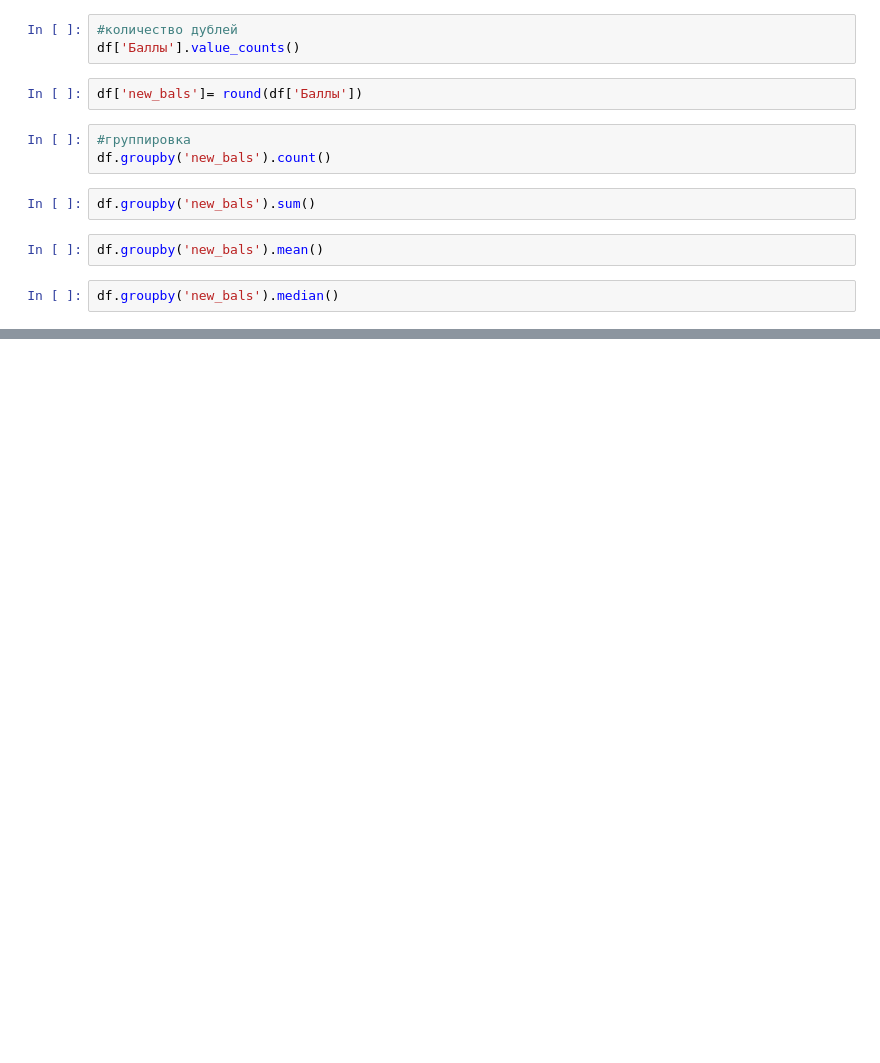
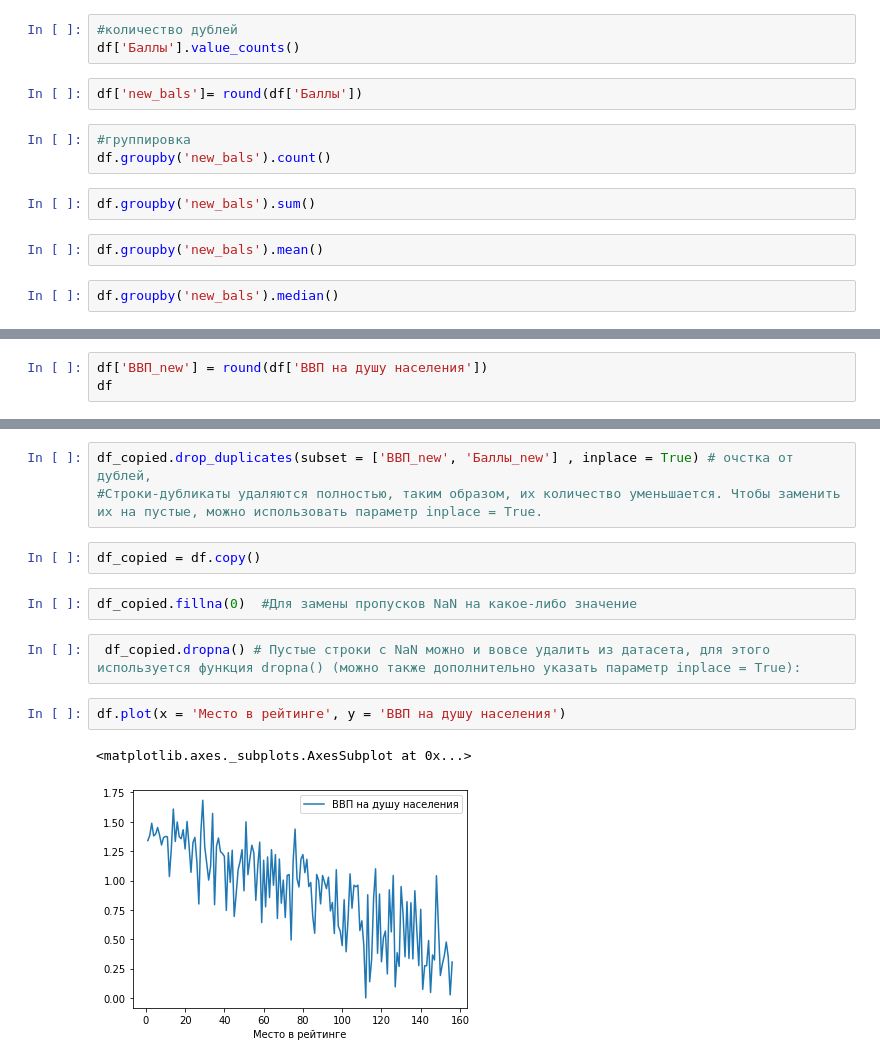
Before and after one commit to Vitalyastiy/courses, a Jupyter notebook: pandas/.Pandas_рабочие тетрадки.ipynb, the cells around one changed output, grey strips where cells are left out. Saved outputs shown, nothing was run; the diff lists cells and outputs as text; blank space fills up the shorter version.

```diff
--- a/pandas/.Pandas_рабочие тетрадки.ipynb
+++ b/pandas/.Pandas_рабочие тетрадки.ipynb
@@ -236,0 +245,3 @@ df_agg = df.groupby('new_bals').agg({'new_bals': 'count','new_bals': 'sum','new_
+# %%
+df['ВВП_new'] = round(df['ВВП на душу населения'])
+df
@@ -236,0 +300,14 @@ df_agg = df.groupby('new_bals').agg({'new_bals': 'count','new_bals': 'sum','new_
+# %%
+df_copied.drop_duplicates(subset = ['ВВП_new', 'Баллы_new'] , inplace = True) # очстка от дублей,
+#Строки-дубликаты удаляются полностью, таким образом, их количество уменьшается. Чтобы заменить их на пустые, можно использовать параметр inplace = True.
+# %%
+df_copied = df.copy()
+# %%
+df_copied.fillna(0)  #Для замены пропусков NaN на какое-либо значение
+# %%
+ df_copied.dropna() # Пустые строки с NaN можно и вовсе удалить из датасета, для этого используется функция dropna() (можно также дополнительно указать параметр inplace = True):
+# %%
+df.plot(x = 'Место в рейтинге', y = 'ВВП на душу населения')
+# %% [output]
+<matplotlib.axes._subplots.AxesSubplot at 0x...>
+[figure, added]
```
Also changed, not shown: parts of 15 cells of this notebook.
